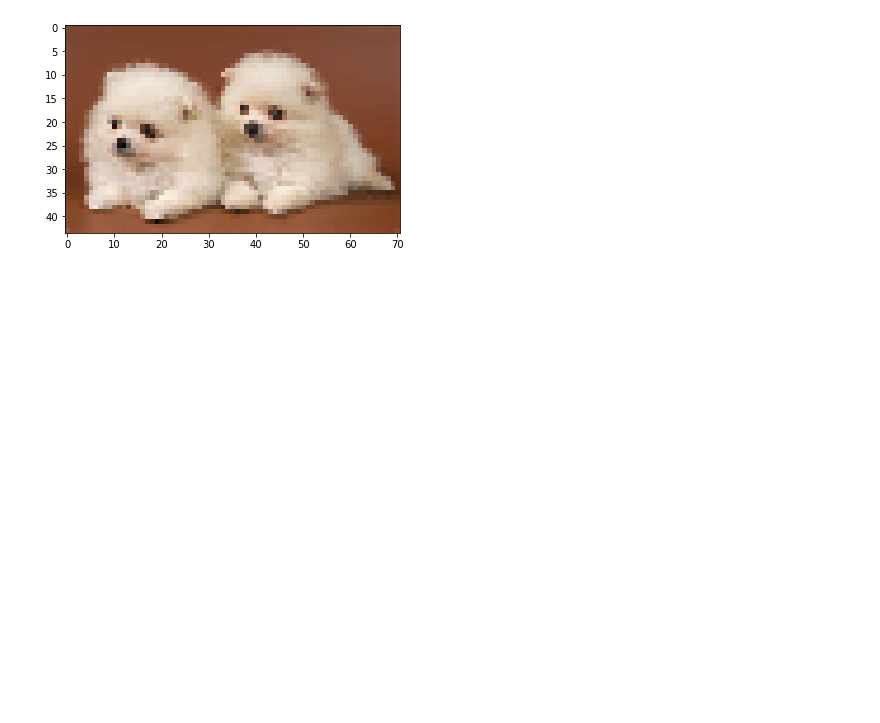
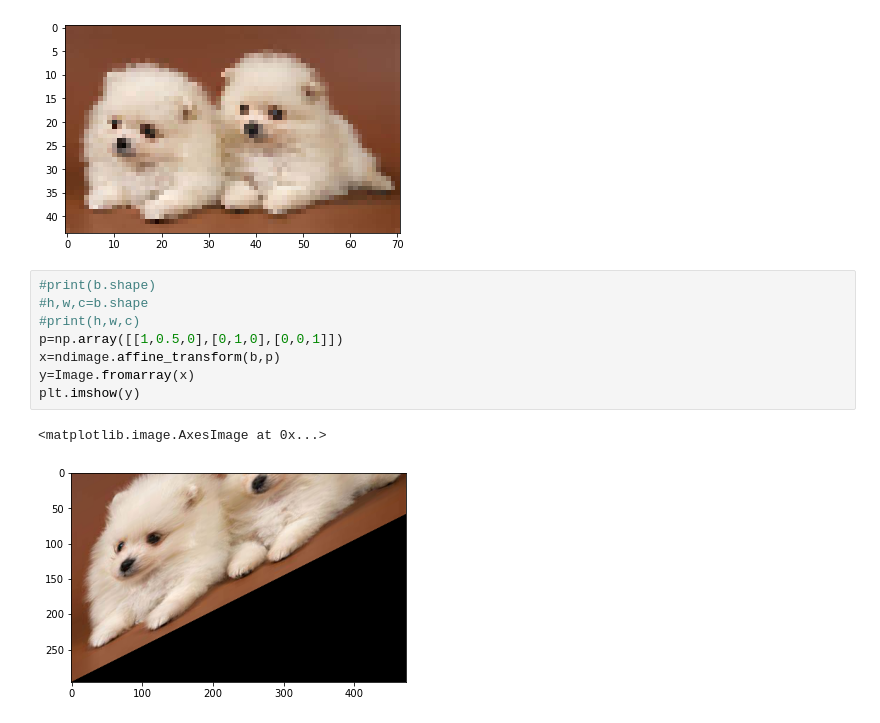
Before and after one commit to varnavinodv/Data_science, a Jupyter notebook: CO1/imgrotate.ipynb, the cells around one changed output. Cells and saved outputs as stored; diff of their text form; blank space fills up the shorter version.

```diff
--- a/CO1/imgrotate.ipynb
+++ b/CO1/imgrotate.ipynb
@@ -17,3 +17,14 @@ plt.imshow(z)
 # %% [output]
 <matplotlib.image.AxesImage at 0x...>
 [figure]
+# %%
+#print(b.shape)
+#h,w,c=b.shape
+#print(h,w,c)
+p=np.array([[1,0.5,0],[0,1,0],[0,0,1]])
+x=ndimage.affine_transform(b,p)
+y=Image.fromarray(x)
+plt.imshow(y)
+# %% [output]
+<matplotlib.image.AxesImage at 0x...>
+[figure, added]
```
